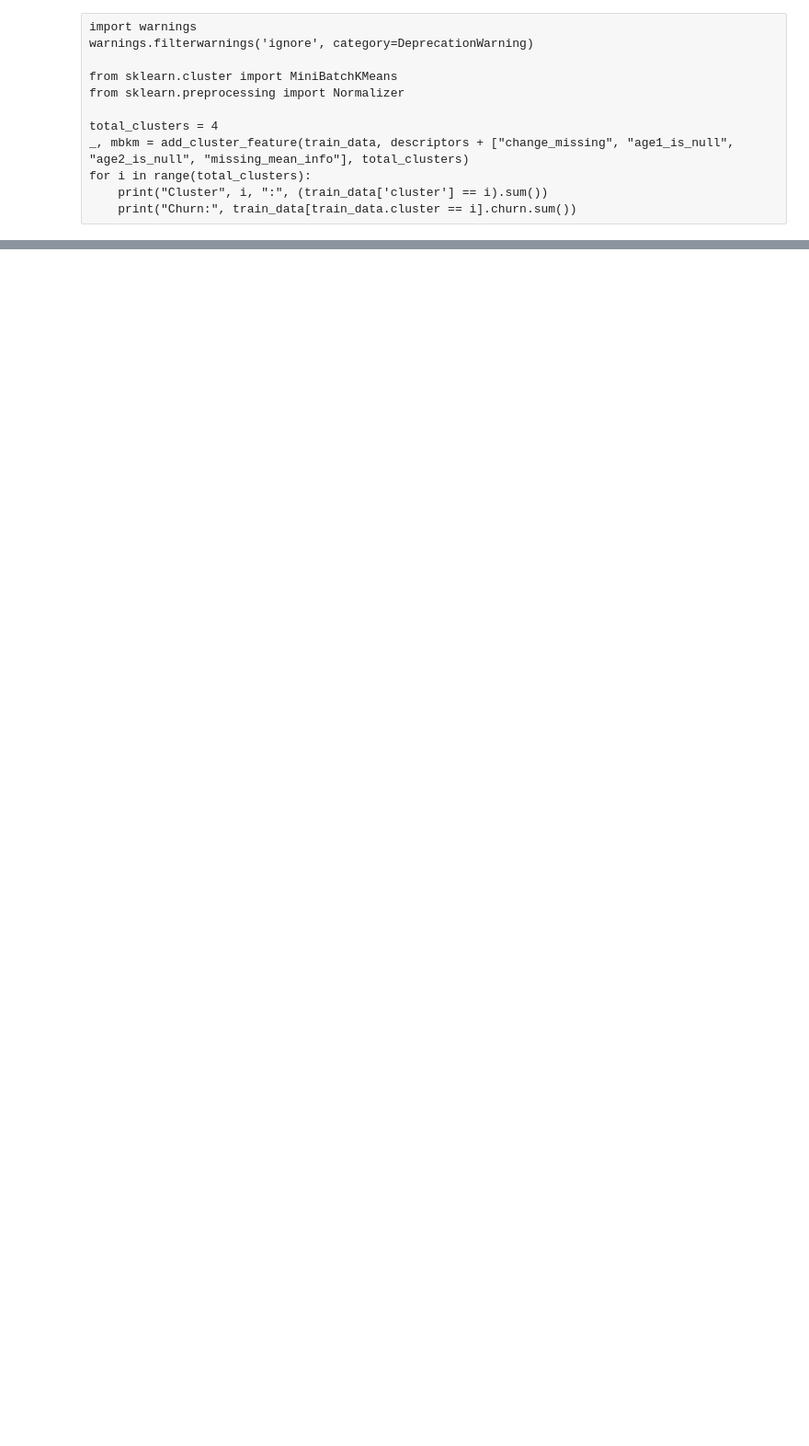
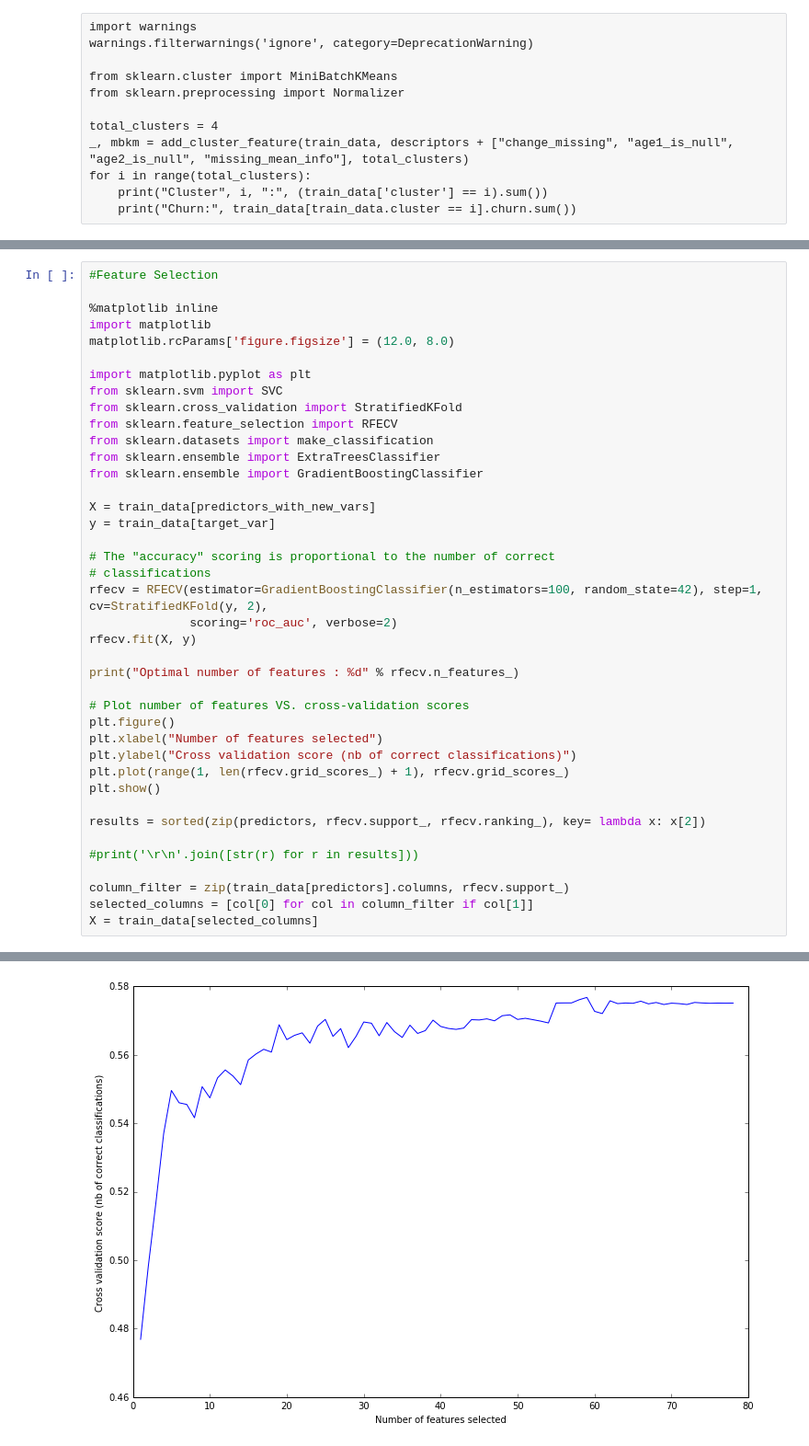
Before and after one commit to Kenji-K/DMC-Predictive-Challenge, a Jupyter notebook: Cell2Cell.ipynb, the cells around one changed output, grey strips where cells are left out. Shown at 92% size. Cells and saved outputs as stored; diff of their text form; blank space fills up the shorter version.

```diff
--- a/Cell2Cell.ipynb
+++ b/Cell2Cell.ipynb
@@ -1614,0 +527,41 @@ plt.show()
+# %%
+#Feature Selection
+
+%matplotlib inline
+import matplotlib
+matplotlib.rcParams['figure.figsize'] = (12.0, 8.0)
+
+import matplotlib.pyplot as plt
+from sklearn.svm import SVC
+from sklearn.cross_validation import StratifiedKFold
+from sklearn.feature_selection import RFECV
+from sklearn.datasets import make_classification
+from sklearn.ensemble import ExtraTreesClassifier
+from sklearn.ensemble import GradientBoostingClassifier
+
+X = train_data[predictors_with_new_vars]
+y = train_data[target_var]
+
+# The "accuracy" scoring is proportional to the number of correct
+# classifications
+rfecv = RFECV(estimator=GradientBoostingClassifier(n_estimators=100, random_state=42), step=1, cv=StratifiedKFold(y, 2),
+              scoring='roc_auc', verbose=2)
+rfecv.fit(X, y)
+
+print("Optimal number of features : %d" % rfecv.n_features_)
+
+# Plot number of features VS. cross-validation scores
+plt.figure()
+plt.xlabel("Number of features selected")
+plt.ylabel("Cross validation score (nb of correct classifications)")
+plt.plot(range(1, len(rfecv.grid_scores_) + 1), rfecv.grid_scores_)
+plt.show()
+
+results = sorted(zip(predictors, rfecv.support_, rfecv.ranking_), key= lambda x: x[2])
+
+#print('\r\n'.join([str(r) for r in results]))
+
+column_filter = zip(train_data[predictors].columns, rfecv.support_)
+selected_columns = [col[0] for col in column_filter if col[1]]
+X = train_data[selected_columns]
+# %% [output]
@@ -1614,0 +585 @@ plt.show()
+[figure, added]
```
Also changed, not shown: parts of 66 cells of this notebook.
